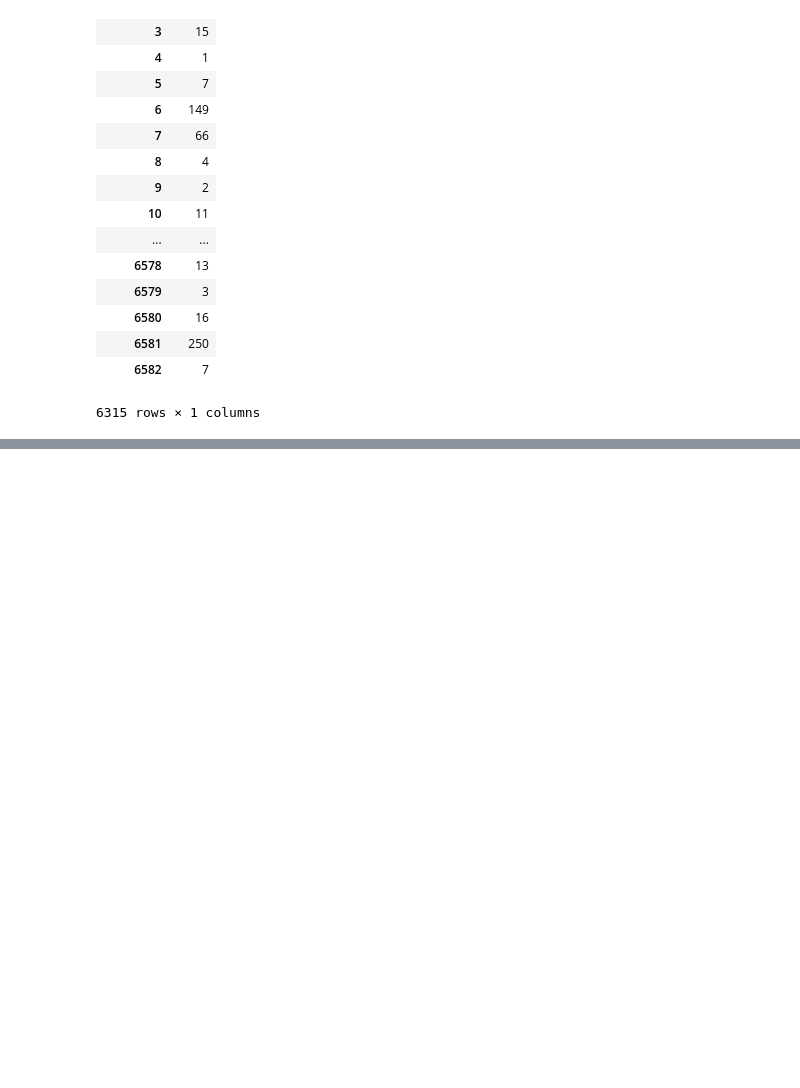
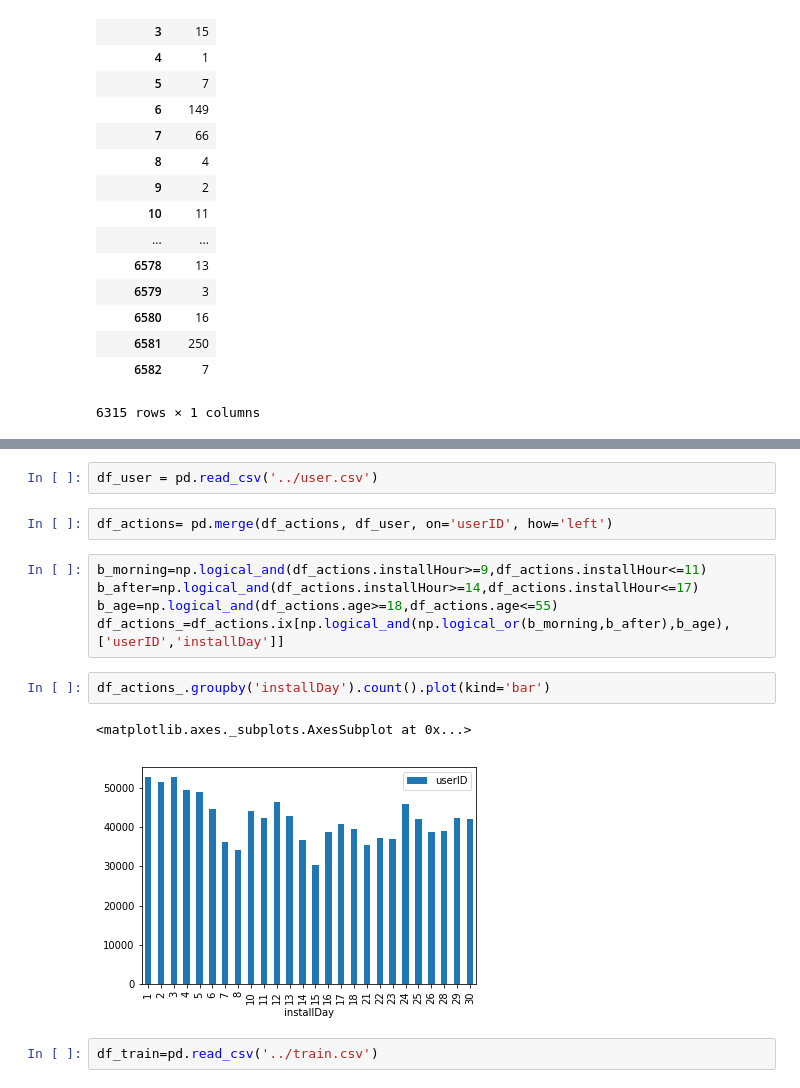
Before and after one commit to KunWangV/CVR_Pre, a Jupyter notebook: ana.ipynb, the cells around one changed output, grey strips where cells are left out. Cells and saved outputs as stored; diff of their text form; blank space fills up the shorter version.

```diff
--- a/ana.ipynb
+++ b/ana.ipynb
@@ -115,0 +186,16 @@ df
+# %%
+df_user = pd.read_csv('../user.csv')
+# %%
+df_actions= pd.merge(df_actions, df_user, on='userID', how='left')
+# %%
+b_morning=np.logical_and(df_actions.installHour>=9,df_actions.installHour<=11)
+b_after=np.logical_and(df_actions.installHour>=14,df_actions.installHour<=17)
+b_age=np.logical_and(df_actions.age>=18,df_actions.age<=55)
+df_actions_=df_actions.ix[np.logical_and(np.logical_or(b_morning,b_after),b_age),['userID','installDay']]
+# %%
+df_actions_.groupby('installDay').count().plot(kind='bar')
+# %% [output]
+<matplotlib.axes._subplots.AxesSubplot at 0x...>
+[figure, added]
+# %%
+df_train=pd.read_csv('../train.csv')
```
Also changed, not shown: parts of 29 cells of this notebook, 4 other files.
